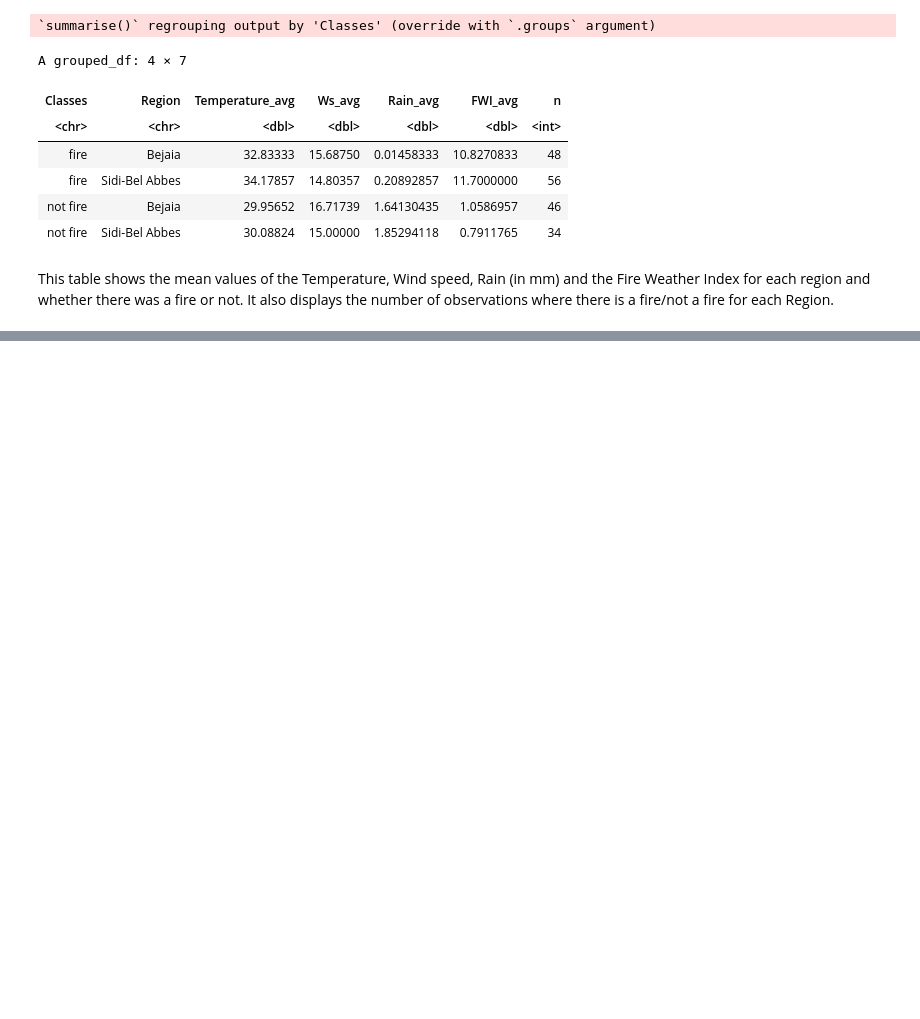
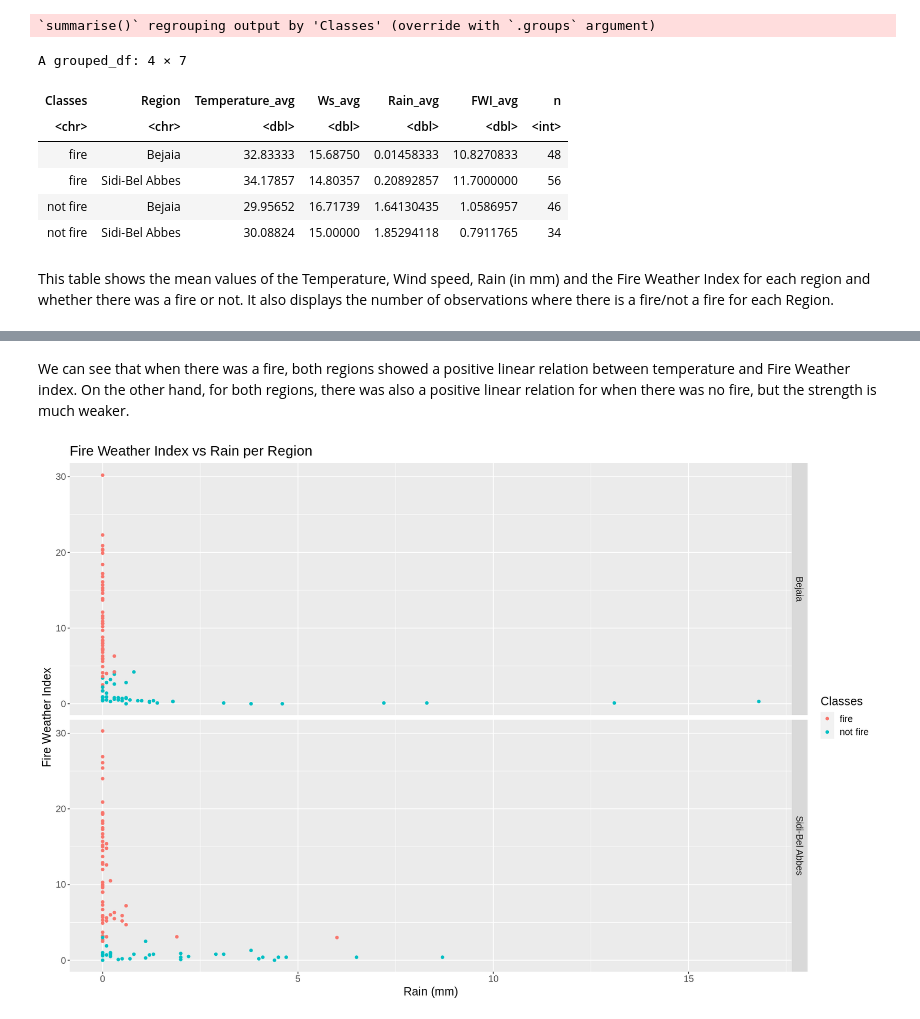
Before and after one commit to danielhou13/DSCI-100-Project-gr-17, a Jupyter notebook: Proposal.ipynb, the cells around one changed output, grey strips where cells are left out. Drawn from its saved outputs; the diff is of its cells as text; code cells hidden in the pictures; blank space fills up the shorter version.

```diff
--- a/Proposal.ipynb
+++ b/Proposal.ipynb
@@ -176,0 +143,13 @@ fire_data_training %>%
+# %% [markdown]
+We can see that when there was a fire, both regions showed a positive linear relation between temperature and Fire Weather index. On the other hand, for both regions, there was also a positive linear relation for when there was no fire, but the strength is much weaker.
+# %%
+fire_data_training %>%
+    ggplot(aes(x = Rain, y = FWI)) +
+    geom_point(aes(colour = Classes)) +
+    xlab("Rain (mm)") +
+    ylab("Fire Weather Index") +
+    facet_grid(Region~.) +
+    theme(text = element_text(size = 15)) +
+    ggtitle("Fire Weather Index vs Rain per Region")
+# %% [output]
+[figure, added]
```
Also changed, not shown: parts of 11 cells of this notebook.
